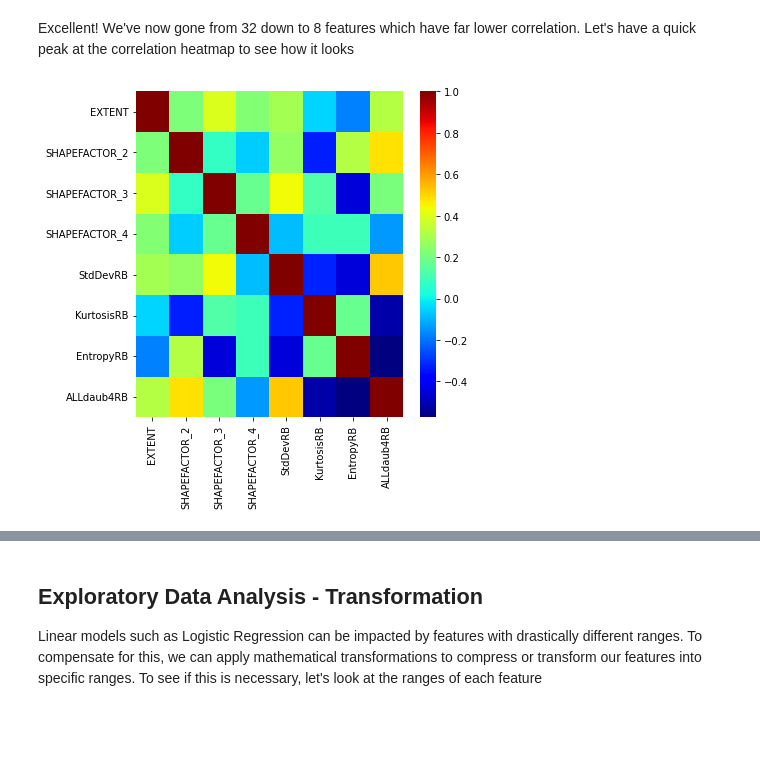
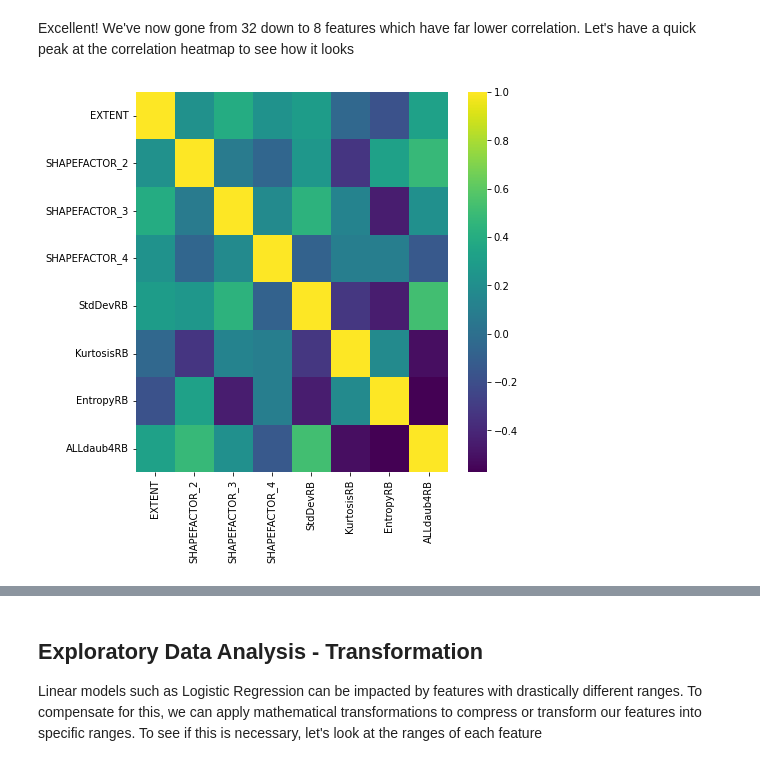
Before and after one commit to kynnemall/Date-Fruit-Dataset-Analysis, a Jupyter notebook: 1-analysis.ipynb, the cells around one changed output, grey strips where cells are left out. Saved outputs shown, nothing was run; the diff lists cells and outputs as text; code cells hidden in the pictures; blank space fills up the shorter version.

```diff
--- a/1-analysis.ipynb
+++ b/1-analysis.ipynb
@@ -98,10 +97,10 @@ print(X.shape)
 # %% [markdown]
 Excellent! We've now gone from 32 down to 8 features which have far lower correlation. Let's have a quick peak at the correlation heatmap to see how it looks
 # %%
-plt.figure(figsize=(6, 6))
-ax = sns.heatmap(X.corr(), cmap="jet")
+plt.figure(figsize=(7, 7))
+ax = sns.heatmap(X.corr(), cmap="viridis")
 # %% [output]
-[figure, old version]
+[figure, new version]
 # %%
 # Save the reduced features dataset for later training
 data = pd.concat([X, Y], axis=1)
```
Also changed, not shown: parts of 5 cells of this notebook, 4 other files.
